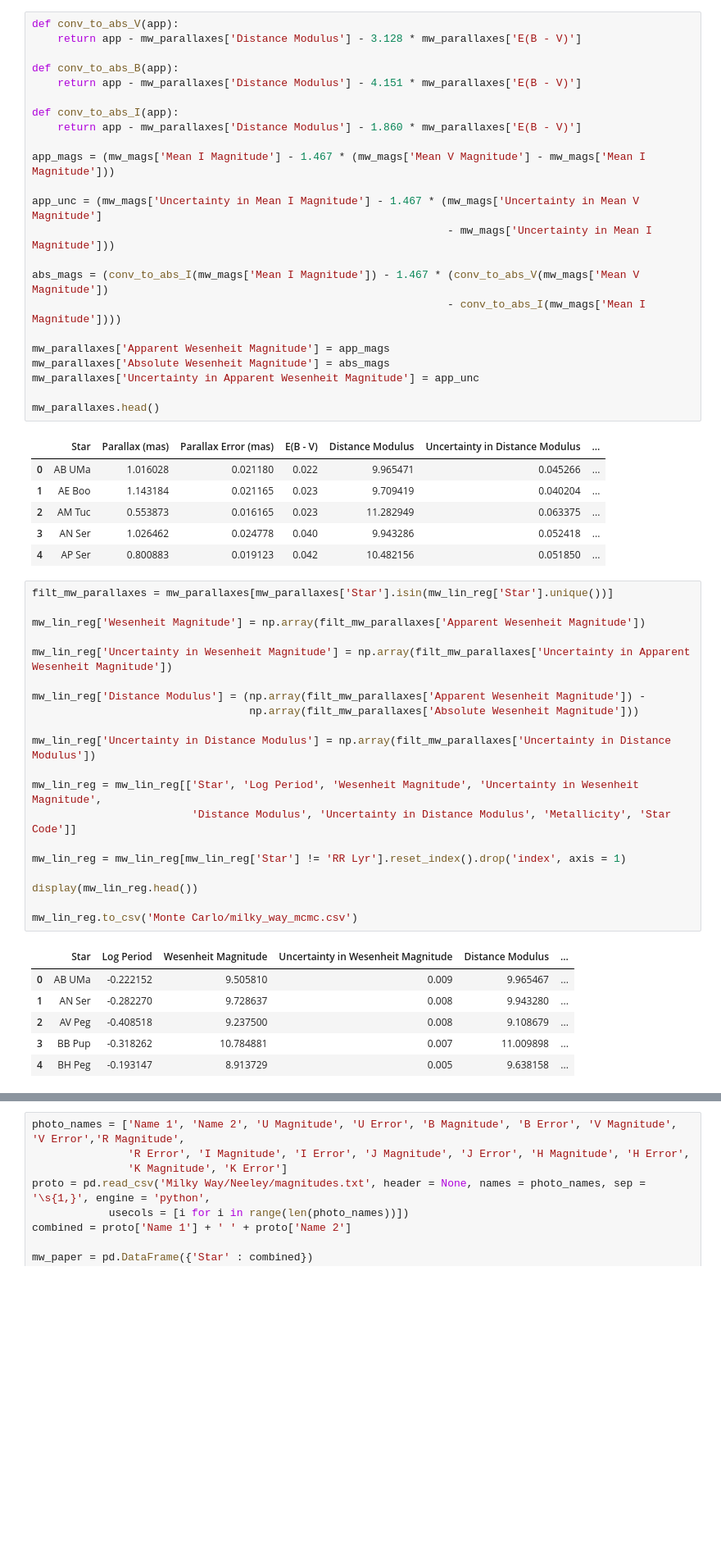
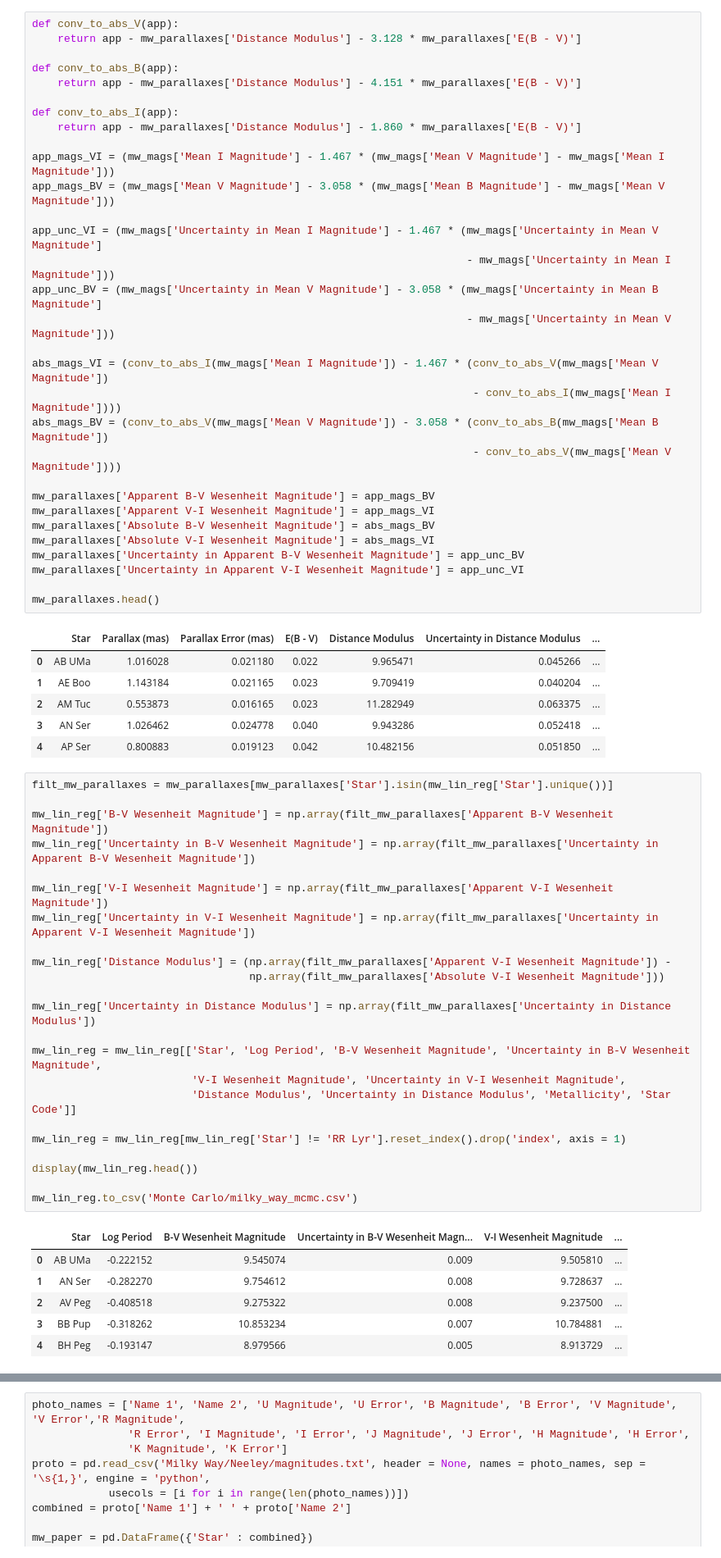
Before and after one commit to pranav-nagarajan/Variable-Stars, a Jupyter notebook: Data Analysis for Variable Stars.ipynb, the cells around one changed output, grey strips where cells are left out. Shown at 82% size. Drawn from its saved outputs; the diff is of its cells as text; blank space fills up the shorter version.

Commit message:
Adding B-V Wesenheit magnitude calibration

```diff
--- a/Data Analysis for Variable Stars.ipynb
+++ b/Data Analysis for Variable Stars.ipynb
@@ -1671,17 +1671,25 @@ def conv_to_abs_B(app):
 def conv_to_abs_I(app):
     return app - mw_parallaxes['Distance Modulus'] - 1.860 * mw_parallaxes['E(B - V)']
 
-app_mags = (mw_mags['Mean I Magnitude'] - 1.467 * (mw_mags['Mean V Magnitude'] - mw_mags['Mean I Magnitude']))
+app_mags_VI = (mw_mags['Mean I Magnitude'] - 1.467 * (mw_mags['Mean V Magnitude'] - mw_mags['Mean I Magnitude']))
+app_mags_BV = (mw_mags['Mean V Magnitude'] - 3.058 * (mw_mags['Mean B Magnitude'] - mw_mags['Mean V Magnitude']))
 
-app_unc = (mw_mags['Uncertainty in Mean I Magnitude'] - 1.467 * (mw_mags['Uncertainty in Mean V Magnitude']
-                                                                 - mw_mags['Uncertainty in Mean I Magnitude']))
+app_unc_VI = (mw_mags['Uncertainty in Mean I Magnitude'] - 1.467 * (mw_mags['Uncertainty in Mean V Magnitude']
+                                                                    - mw_mags['Uncertainty in Mean I Magnitude']))
+app_unc_BV = (mw_mags['Uncertainty in Mean V Magnitude'] - 3.058 * (mw_mags['Uncertainty in Mean B Magnitude']
+                                                                    - mw_mags['Uncertainty in Mean V Magnitude']))
 
-abs_mags = (conv_to_abs_I(mw_mags['Mean I Magnitude']) - 1.467 * (conv_to_abs_V(mw_mags['Mean V Magnitude'])
-                                                                 - conv_to_abs_I(mw_mags['Mean I Magnitude'])))
+abs_mags_VI = (conv_to_abs_I(mw_mags['Mean I Magnitude']) - 1.467 * (conv_to_abs_V(mw_mags['Mean V Magnitude'])
+                                                                     - conv_to_abs_I(mw_mags['Mean I Magnitude'])))
+abs_mags_BV = (conv_to_abs_V(mw_mags['Mean V Magnitude']) - 3.058 * (conv_to_abs_B(mw_mags['Mean B Magnitude'])
+                                                                     - conv_to_abs_V(mw_mags['Mean V Magnitude'])))
 
-mw_parallaxes['Apparent Wesenheit Magnitude'] = app_mags
-mw_parallaxes['Absolute Wesenheit Magnitude'] = abs_mags
-mw_parallaxes['Uncertainty in Apparent Wesenheit Magnitude'] = app_unc
+mw_parallaxes['Apparent B-V Wesenheit Magnitude'] = app_mags_BV
+mw_parallaxes['Apparent V-I Wesenheit Magnitude'] = app_mags_VI
+mw_parallaxes['Absolute B-V Wesenheit Magnitude'] = abs_mags_BV
+mw_parallaxes['Absolute V-I Wesenheit Magnitude'] = abs_mags_VI
+mw_parallaxes['Uncertainty in Apparent B-V Wesenheit Magnitude'] = app_unc_BV
+mw_parallaxes['Uncertainty in Apparent V-I Wesenheit Magnitude'] = app_unc_VI
 
 mw_parallaxes.head()
 # %% [output]
@@ -1694,29 +1702,32 @@ mw_parallaxes.head()
 # %%
 filt_mw_parallaxes = mw_parallaxes[mw_parallaxes['Star'].isin(mw_lin_reg['Star'].unique())]
 
-mw_lin_reg['Wesenheit Magnitude'] = np.array(filt_mw_parallaxes['Apparent Wesenheit Magnitude'])
+mw_lin_reg['B-V Wesenheit Magnitude'] = np.array(filt_mw_parallaxes['Apparent B-V Wesenheit Magnitude'])
+mw_lin_reg['Uncertainty in B-V Wesenheit Magnitude'] = np.array(filt_mw_parallaxes['Uncertainty in Apparent B-V Wesenheit Magnitude'])
 
-mw_lin_reg['Uncertainty in Wesenheit Magnitude'] = np.array(filt_mw_parallaxes['Uncertainty in Apparent Wesenheit Magnitude'])
+mw_lin_reg['V-I Wesenheit Magnitude'] = np.array(filt_mw_parallaxes['Apparent V-I Wesenheit Magnitude'])
+mw_lin_reg['Uncertainty in V-I Wesenheit Magnitude'] = np.array(filt_mw_parallaxes['Uncertainty in Apparent V-I Wesenheit Magnitude'])
 
-mw_lin_reg['Distance Modulus'] = (np.array(filt_mw_parallaxes['Apparent Wesenheit Magnitude']) -
-                                  np.array(filt_mw_parallaxes['Absolute Wesenheit Magnitude']))
+mw_lin_reg['Distance Modulus'] = (np.array(filt_mw_parallaxes['Apparent V-I Wesenheit Magnitude']) -
+                                  np.array(filt_mw_parallaxes['Absolute V-I Wesenheit Magnitude']))
 
 mw_lin_reg['Uncertainty in Distance Modulus'] = np.array(filt_mw_parallaxes['Uncertainty in Distance Modulus'])
 
-mw_lin_reg = mw_lin_reg[['Star', 'Log Period', 'Wesenheit Magnitude', 'Uncertainty in Wesenheit Magnitude',
+mw_lin_reg = mw_lin_reg[['Star', 'Log Period', 'B-V Wesenheit Magnitude', 'Uncertainty in B-V Wesenheit Magnitude',
+                         'V-I Wesenheit Magnitude', 'Uncertainty in V-I Wesenheit Magnitude',
                          'Distance Modulus', 'Uncertainty in Distance Modulus', 'Metallicity', 'Star Code']]
 
 mw_lin_reg = mw_lin_reg[mw_lin_reg['Star'] != 'RR Lyr'].reset_index().drop('index', axis = 1)
 
 display(mw_lin_reg.head())
 
 mw_lin_reg.to_csv('Monte Carlo/milky_way_mcmc.csv')
 # %% [output]
-|  | Star | Log Period | Wesenheit Magnitude | Uncertainty in Wesenheit Magnitude | Distance Modulus | ... |
-| 0 | AB UMa | -0.222152 | 9.505810 | 0.009 | 9.965467 | ... |
-| 1 | AN Ser | -0.282270 | 9.728637 | 0.008 | 9.943280 | ... |
-| 2 | AV Peg | -0.408518 | 9.237500 | 0.008 | 9.108679 | ... |
-| 3 | BB Pup | -0.318262 | 10.784881 | 0.007 | 11.009898 | ... |
-| 4 | BH Peg | -0.193147 | 8.913729 | 0.005 | 9.638158 | ... |
+|  | Star | Log Period | B-V Wesenheit Magnitude | Uncertainty in B-V Wesenheit Magn... | V-I Wesenheit Magnitude | ... |
+| 0 | AB UMa | -0.222152 | 9.545074 | 0.009 | 9.505810 | ... |
+| 1 | AN Ser | -0.282270 | 9.754612 | 0.008 | 9.728637 | ... |
+| 2 | AV Peg | -0.408518 | 9.275322 | 0.008 | 9.237500 | ... |
+| 3 | BB Pup | -0.318262 | 10.853234 | 0.007 | 10.784881 | ... |
+| 4 | BH Peg | -0.193147 | 8.979566 | 0.005 | 8.913729 | ... |
 # %%
 plt.figure()
```
Also changed, not shown: parts of 1 cell of this notebook, 2 other files.
